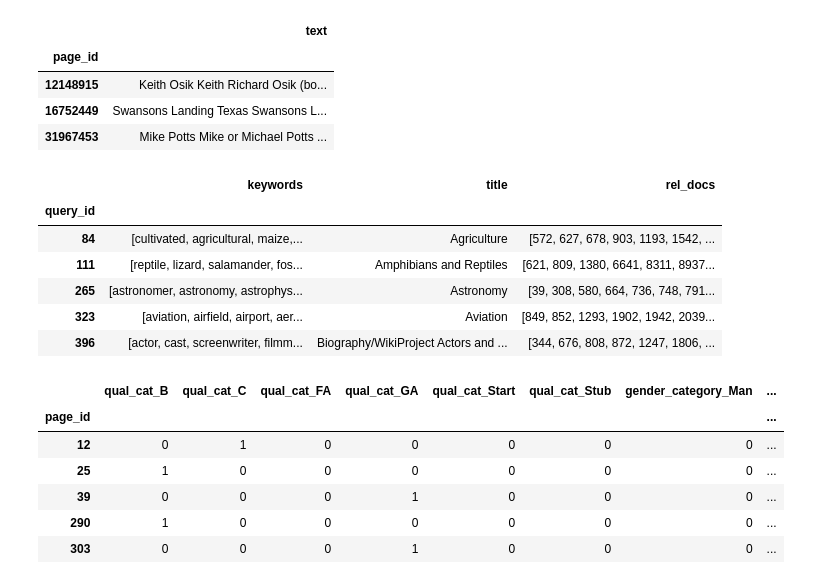
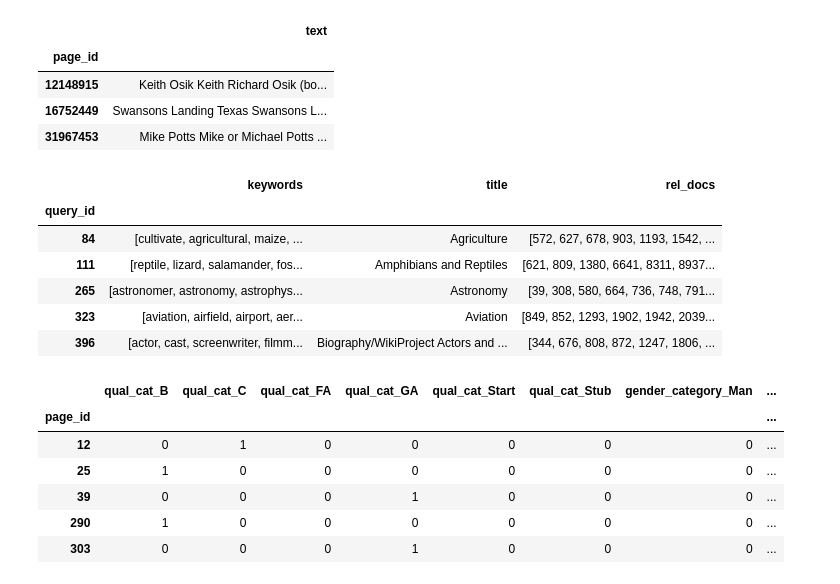
Before and after one commit to AbdoCherry/IRWS-Project-HWS22, a Jupyter notebook: VSM.ipynb, the cells around one changed output. Drawn from its saved outputs; the diff is of its cells as text; code cells hidden in the pictures.

Commit message:
Adjust filepath of preprocessed queries file

```diff
--- a/VSM.ipynb
+++ b/VSM.ipynb
@@ -21,17 +21,16 @@ corpus.head(3)
 | 31967453 | Mike Potts Mike or Michael Potts ... |
 # %%
 # read preprocessed queries in pandas dataframe
-queries = pd.read_json('data/train_topics_meta.jsonl')
-queries = queries.drop(columns='URL')
+queries = pd.read_csv('data/preprocessed_query_data.csv')
 queries['keywords'] = queries['keywords'].str.strip('][').str.replace("'", "").str.split(', ')
 queries = queries.set_index('id')
 queries.index.name = 'query_id'
 
 queries.head()
 # %% [output]
 |  | keywords | title | rel_docs |
 | query_id |  |  |  |
-| 84 | [cultivated, agricultural, maize,... | Agriculture | [572, 627, 678, 903, 1193, 1542, ... |
+| 84 | [cultivate, agricultural, maize, ... | Agriculture | [572, 627, 678, 903, 1193, 1542, ... |
 | 111 | [reptile, lizard, salamander, fos... | Amphibians and Reptiles | [621, 809, 1380, 6641, 8311, 8937... |
 | 265 | [astronomer, astronomy, astrophys... | Astronomy | [39, 308, 580, 664, 736, 748, 791... |
 | 323 | [aviation, airfield, airport, aer... | Aviation | [849, 852, 1293, 1902, 1942, 2039... |
```
